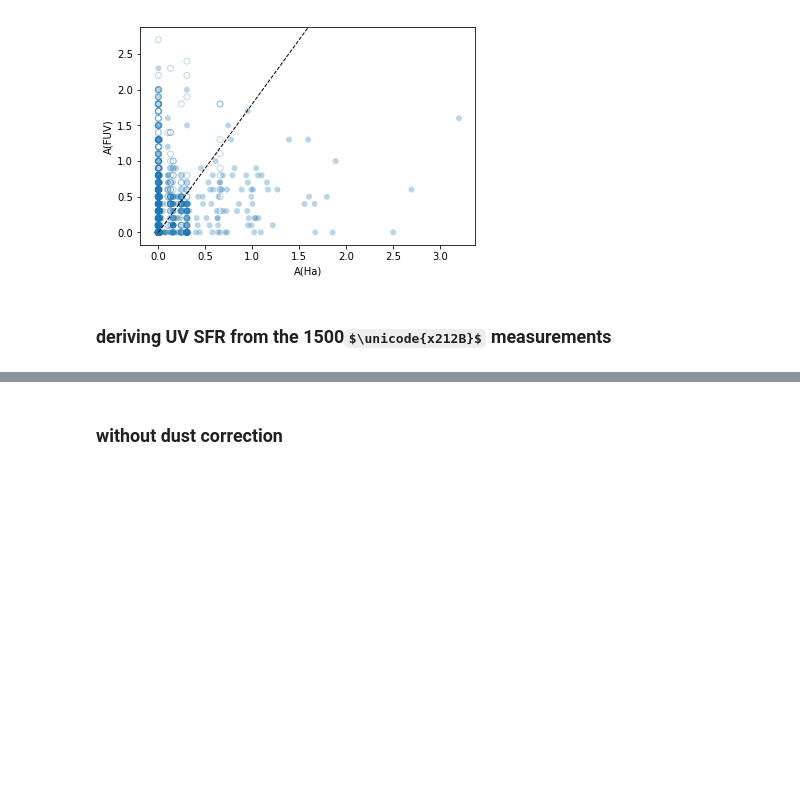
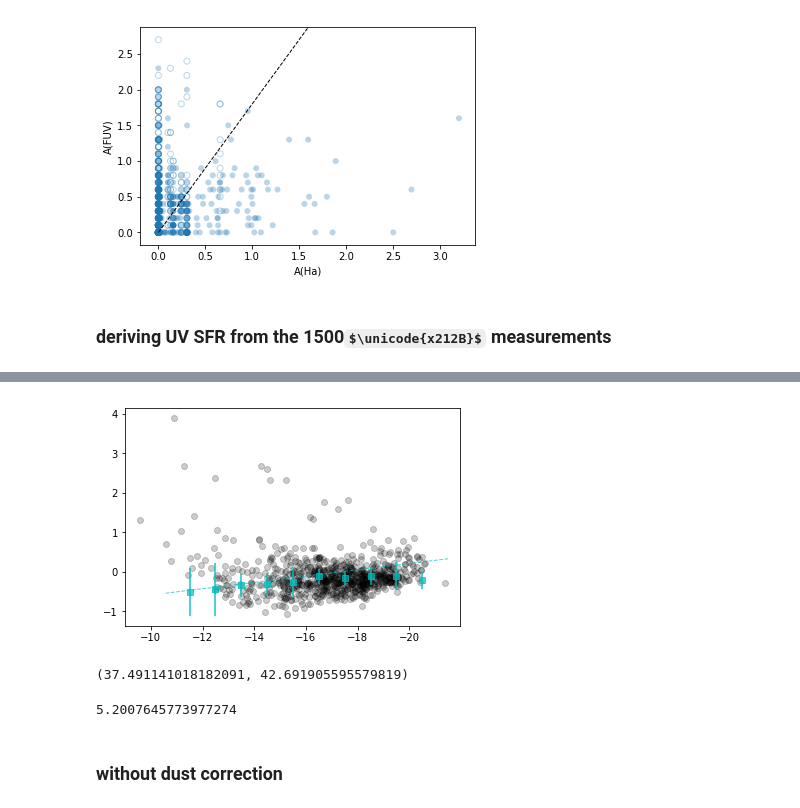
Before and after one commit to kaitshin/LowM_MainSequence, a Jupyter notebook: uv_stuff.ipynb, the cells around one changed output, grey strips where cells are left out. Saved outputs shown, nothing was run; the diff lists cells and outputs as text; code cells hidden in the pictures; some formulas as TeX source; blank space fills up the shorter version.

```diff
--- a/uv_stuff.ipynb
+++ b/uv_stuff.ipynb
@@ -165,0 +166,7 @@ log_SFR_Ha = corr_tbl['met_dep_sfr'].data
+# %%
+yvals = log_SFR_Ha - log_SFR_UV
+# %%
+zspec0 = corr_tbl['zspec0'].data
+no_spectra  = np.where((zspec0 <= 0) | (zspec0 > 9))[0]
+yes_spectra = np.where((zspec0 >= 0) & (zspec0 < 9))[0]
+assert len(no_spectra)+len(yes_spectra) == len(zspec0)
@@ -166,3 +195,44 @@ log_SFR_Ha = corr_tbl['met_dep_sfr'].data
+# %%
+tempz = get_tempz(zspec0, corr_tbl['filt'].data)
+# %%
+fluxarr = np.array([])
+for ii, ID in enumerate(corr_tbl['ID'].data):
+    lambda_arr = (1+tempz[ii])*4400.00
+    # flux in (x 10^-19 ergs s^-1 cm^-2 Angstrom^-1)
+    flux_lambda = get_flux_from_FAST(ID, lambda_arr, byarr=False)
+    # flux in (x 10^-19 ergs s^-1 cm^-2 Hz^-1)
+    flux_nu = flux_lambda*(1E-19*(lambda_arr**2*1E-10)/(constants.c.value))
+    fluxarr = np.append(fluxarr, flux_nu)
+# %%
+D_L = cosmo.luminosity_distance(tempz).to(u.pc).value
+M_B = (-2.5*np.log10(fluxarr)-48.6) - 5*np.log10(D_L/((10*u.pc).value)) + 2.5*np.log10(1+tempz)
+plt.plot(M_B, yvals, 'ko', alpha=0.2)
+plt.xlim(plt.gca().get_xlim()[::-1])
+
+jlee_xarr = np.array([-20.5,-19.5,-18.5,-17.5,-16.5,-15.5,-14.5,
+    -13.5,-12.5,-11.5])
+jlee_logSFR_ratio = np.array([-0.21,-0.10,-0.10,-0.16,-0.12,-0.27,
+    -0.30,-0.34,-0.45,-0.51])
+jlee_logSFR_ratio_errs = np.array([0.23,0.36,0.23,0.17,0.18,0.36,
+    0.28,0.30,0.67,0.61])
+
+plt.plot(jlee_xarr, jlee_logSFR_ratio, 'cs', alpha=0.7, zorder=11)
+plt.errorbar(jlee_xarr, jlee_logSFR_ratio, fmt='none', ecolor='c', lw=2,
+    yerr=jlee_logSFR_ratio_errs, alpha=0.7, zorder=10)
+xtmparr0 = np.linspace(min(jlee_xarr)-1, max(jlee_xarr)+1, 10)
+plt.plot(xtmparr0, -0.08*xtmparr0-1.39, 'c--', alpha=0.7)
+
+plt.show()
+# %% [output]
+[figure, added]
+# %%
+min(5*np.log10(D_L/((10*u.pc).value)) + 2.5*np.log10(1+tempz)), max(5*np.log10(D_L/((10*u.pc).value)) + 2.5*np.log10(1+tempz))
+# %% [output]
+(37.491141018182091, 42.691905595579819)
+# %%
+max(5*np.log10(D_L/((10*u.pc).value)) + 2.5*np.log10(1+tempz))-min(5*np.log10(D_L/((10*u.pc).value)) + 2.5*np.log10(1+tempz))
+# %% [output]
+5.2007645773977274
 # %% [markdown]
 ### without dust correction
 # %%
```
Also changed, not shown: parts of 8 cells of this notebook, 1 other file.
